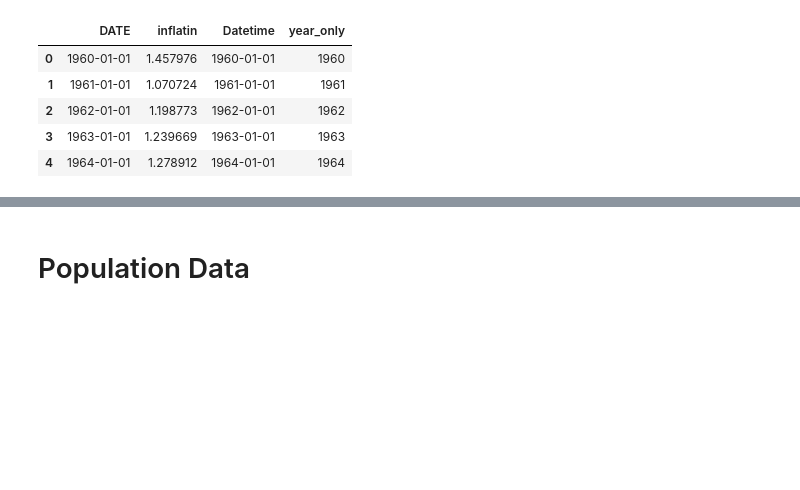
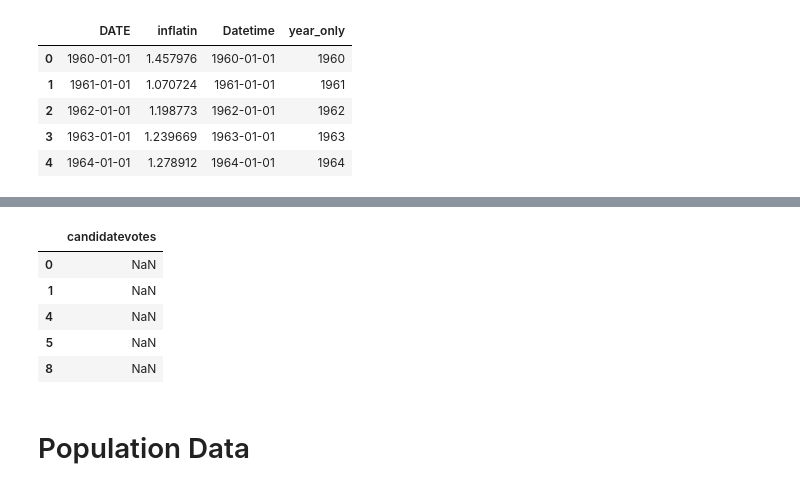
Before and after one commit to ashleyr05/project_voting, a Jupyter notebook: va_voting.ipynb, the cells around one changed output, grey strips where cells are left out. Drawn from its saved outputs; the diff is of its cells as text; code cells hidden in the pictures; blank space fills up the shorter version.

```diff
--- a/va_voting.ipynb
+++ b/va_voting.ipynb
@@ -154,0 +202,7 @@ i_df.head()
+# %%
+dem = no_independent.loc[no_independent["party"]=="DEMOCRAT"]
+rep = no_independent.loc[no_independent["party"]=="REPUBLICAN"]
+# %%
+dem_votes = dem.drop(["party",'year','county_name','county_fips'], axis = 1)
+# %%
+rep_votes = rep.drop(["party",'year','county_name','county_fips'], axis = 1)
@@ -155,3 +211,14 @@ i_df.head()
+# %%
+net_vote = dem_votes - rep_votes
+# %%
+net_vote.head()
+# %% [output]
+|  | candidatevotes |
+| 0 | NaN |
+| 1 | NaN |
+| 4 | NaN |
+| 5 | NaN |
+| 8 | NaN |
 # %% [markdown]
 # Population Data
 # %% [markdown]
```
Also changed, not shown: parts of 13 cells of this notebook.
